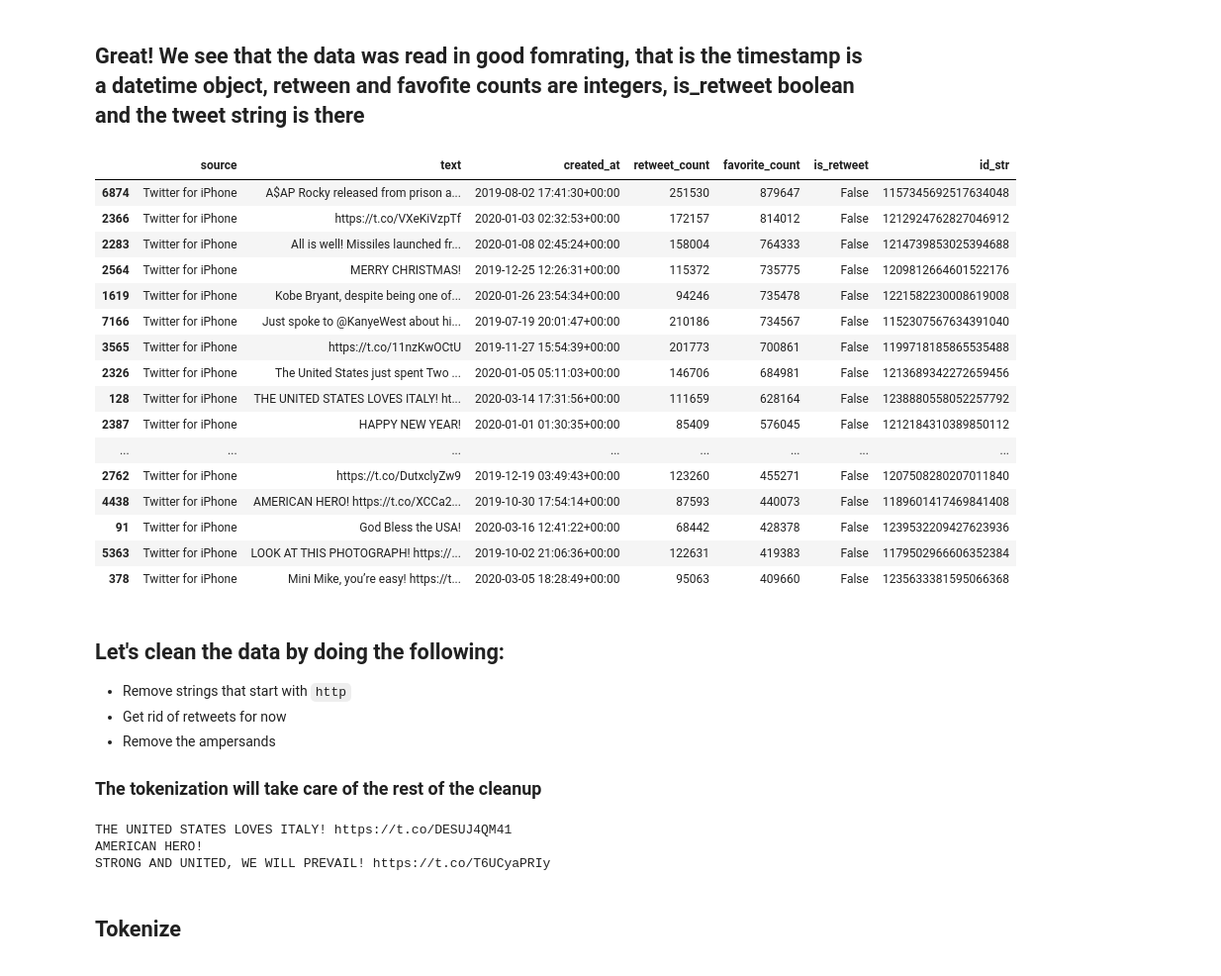
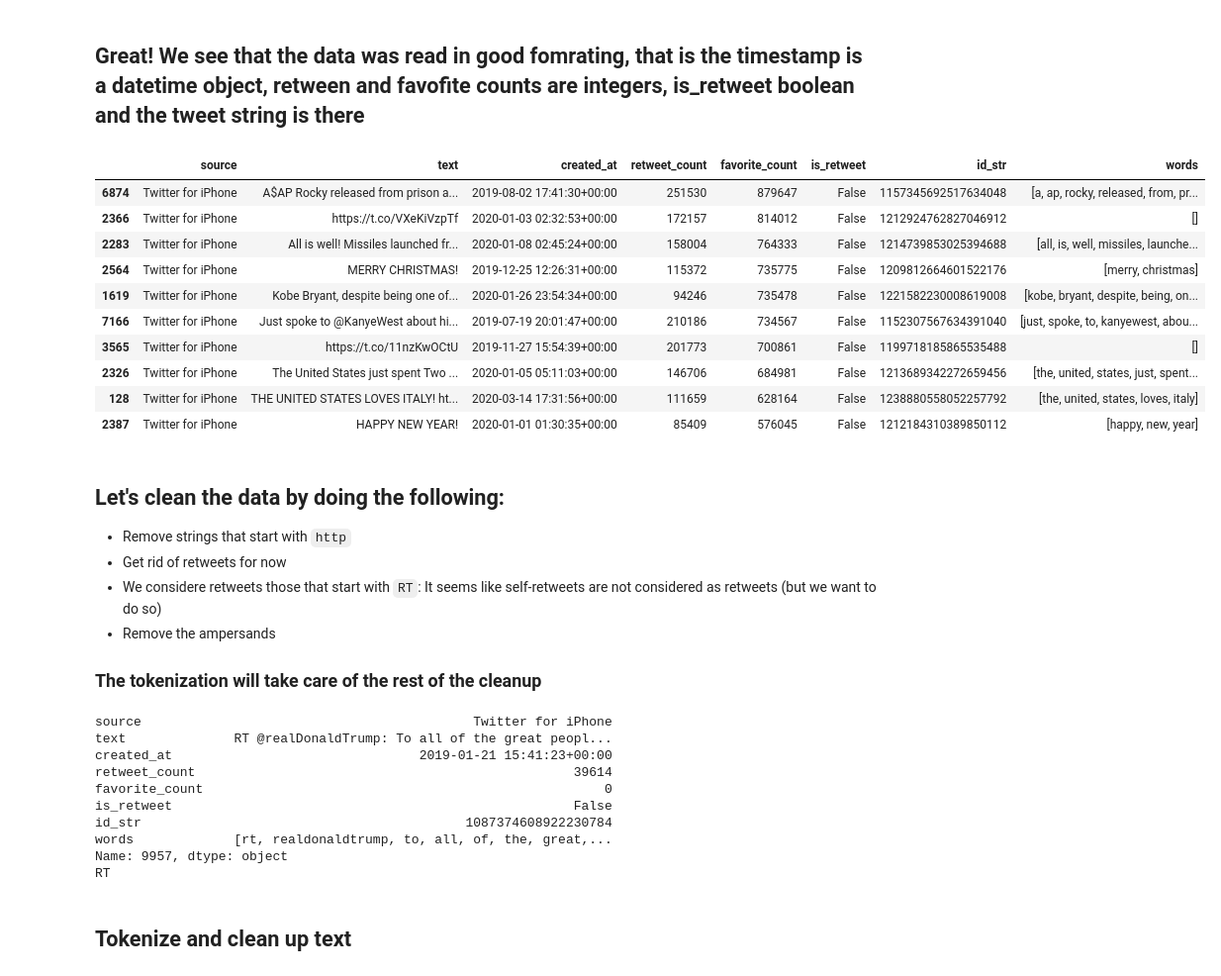
Before and after one commit to emmanuel-garza/presidential-tweets, a Jupyter notebook: exploratory_data_analysis.ipynb, the cells around one changed output. Shown at 99% size. Saved outputs shown, nothing was run; the diff lists cells and outputs as text; code cells hidden in the pictures.

```diff
--- a/exploratory_data_analysis.ipynb
+++ b/exploratory_data_analysis.ipynb
@@ -72,29 +72,24 @@ memory usage: 476.8+ KB
 ## Great! We see that the data was read in good fomrating, that is the timestamp is a datetime object, retween and favofite counts are integers, is_retweet boolean and the tweet string is there
 # %%
 # See the most popular tweets
-df.sort_values(by='favorite_count',ascending=False).head(n=20)
+df.sort_values(by='favorite_count',ascending=False).head(n=10)
 # %% [output]
-|  | source | text | created_at | retweet_count | favorite_count | is_retweet | id_str |
-| 6874 | Twitter for iPhone | A$AP Rocky released from prison a... | 2019-08-02 17:41:30+00:00 | 251530 | 879647 | False | 1157345692517634048 |
-| 2366 | Twitter for iPhone | https://t.co/VXeKiVzpTf | 2020-01-03 02:32:53+00:00 | 172157 | 814012 | False | 1212924762827046912 |
-| 2283 | Twitter for iPhone | All is well! Missiles launched fr... | 2020-01-08 02:45:24+00:00 | 158004 | 764333 | False | 1214739853025394688 |
-| 2564 | Twitter for iPhone | MERRY CHRISTMAS! | 2019-12-25 12:26:31+00:00 | 115372 | 735775 | False | 1209812664601522176 |
-| 1619 | Twitter for iPhone | Kobe Bryant, despite being one of... | 2020-01-26 23:54:34+00:00 | 94246 | 735478 | False | 1221582230008619008 |
-| 7166 | Twitter for iPhone | Just spoke to @KanyeWest about hi... | 2019-07-19 20:01:47+00:00 | 210186 | 734567 | False | 1152307567634391040 |
-| 3565 | Twitter for iPhone | https://t.co/11nzKwOCtU | 2019-11-27 15:54:39+00:00 | 201773 | 700861 | False | 1199718185865535488 |
-| 2326 | Twitter for iPhone | The United States just spent Two ... | 2020-01-05 05:11:03+00:00 | 146706 | 684981 | False | 1213689342272659456 |
-| 128 | Twitter for iPhone | THE UNITED STATES LOVES ITALY! ht... | 2020-03-14 17:31:56+00:00 | 111659 | 628164 | False | 1238880558052257792 |
-| 2387 | Twitter for iPhone | HAPPY NEW YEAR! | 2020-01-01 01:30:35+00:00 | 85409 | 576045 | False | 1212184310389850112 |
-| ... | ... | ... | ... | ... | ... | ... | ... |
-| 2762 | Twitter for iPhone | https://t.co/DutxclyZw9 | 2019-12-19 03:49:43+00:00 | 123260 | 455271 | False | 1207508280207011840 |
-| 4438 | Twitter for iPhone | AMERICAN HERO! https://t.co/XCCa2... | 2019-10-30 17:54:14+00:00 | 87593 | 440073 | False | 1189601417469841408 |
-| 91 | Twitter for iPhone | God Bless the USA! | 2020-03-16 12:41:22+00:00 | 68442 | 428378 | False | 1239532209427623936 |
-| 5363 | Twitter for iPhone | LOOK AT THIS PHOTOGRAPH! https://... | 2019-10-02 21:06:36+00:00 | 122631 | 419383 | False | 1179502966606352384 |
-| 378 | Twitter for iPhone | Mini Mike, you’re easy! https://t... | 2020-03-05 18:28:49+00:00 | 95063 | 409660 | False | 1235633381595066368 |
+|  | source | text | created_at | retweet_count | favorite_count | is_retweet | id_str | words |
+| 6874 | Twitter for iPhone | A$AP Rocky released from prison a... | 2019-08-02 17:41:30+00:00 | 251530 | 879647 | False | 1157345692517634048 | [a, ap, rocky, released, from, pr... |
+| 2366 | Twitter for iPhone | https://t.co/VXeKiVzpTf | 2020-01-03 02:32:53+00:00 | 172157 | 814012 | False | 1212924762827046912 | [] |
+| 2283 | Twitter for iPhone | All is well! Missiles launched fr... | 2020-01-08 02:45:24+00:00 | 158004 | 764333 | False | 1214739853025394688 | [all, is, well, missiles, launche... |
+| 2564 | Twitter for iPhone | MERRY CHRISTMAS! | 2019-12-25 12:26:31+00:00 | 115372 | 735775 | False | 1209812664601522176 | [merry, christmas] |
+| 1619 | Twitter for iPhone | Kobe Bryant, despite being one of... | 2020-01-26 23:54:34+00:00 | 94246 | 735478 | False | 1221582230008619008 | [kobe, bryant, despite, being, on... |
+| 7166 | Twitter for iPhone | Just spoke to @KanyeWest about hi... | 2019-07-19 20:01:47+00:00 | 210186 | 734567 | False | 1152307567634391040 | [just, spoke, to, kanyewest, abou... |
+| 3565 | Twitter for iPhone | https://t.co/11nzKwOCtU | 2019-11-27 15:54:39+00:00 | 201773 | 700861 | False | 1199718185865535488 | [] |
+| 2326 | Twitter for iPhone | The United States just spent Two ... | 2020-01-05 05:11:03+00:00 | 146706 | 684981 | False | 1213689342272659456 | [the, united, states, just, spent... |
+| 128 | Twitter for iPhone | THE UNITED STATES LOVES ITALY! ht... | 2020-03-14 17:31:56+00:00 | 111659 | 628164 | False | 1238880558052257792 | [the, united, states, loves, italy] |
+| 2387 | Twitter for iPhone | HAPPY NEW YEAR! | 2020-01-01 01:30:35+00:00 | 85409 | 576045 | False | 1212184310389850112 | [happy, new, year] |
 # %% [markdown]
 ## Let's clean the data by doing the following:
 * Remove strings that start with `http`
 * Get rid of retweets for now
+* We considere retweets those that start with `RT`: It seems like self-retweets are not considered as retweets (but we want to do so)
 * Remove the ampersands
 
 ### The tokenization will take care of the rest of the cleanup
@@ -101,12 +110,22 @@ df.sort_values(by='favorite_count',ascending=False).head(n=20)
 # %%
-print(df.loc[128,'text'])
+print(df.loc[9957])
+print(df.loc[9957,'text'][:2])
 
-print(re.sub("http.*s?", "", df.loc[4438,'text']))
 
-print(re.sub("&.*amp;?", "AND", df.loc[0,'text']))
+
+# print(re.sub("http.*s?", "", df.loc[4438,'text']))
+
+# print(re.sub("&.*amp;?", "AND", df.loc[0,'text']))
 # %% [output]
-THE UNITED STATES LOVES ITALY! https://t.co/DESUJ4QM41
-AMERICAN HERO!
-STRONG AND UNITED, WE WILL PREVAIL! https://t.co/T6UCyaPRIy
+source                                           Twitter for iPhone
+text              RT @realDonaldTrump: To all of the great peopl...
+created_at                                2019-01-21 15:41:23+00:00
+retweet_count                                                 39614
+favorite_count                                                    0
+is_retweet                                                    False
+id_str                                          1087374608922230784
+words             [rt, realdonaldtrump, to, all, of, the, great,...
+Name: 9957, dtype: object
+RT
 # %% [markdown]
-## Tokenize
+## Tokenize and clean up text
```
Also changed, not shown: parts of 10 cells of this notebook, 2 other files.
